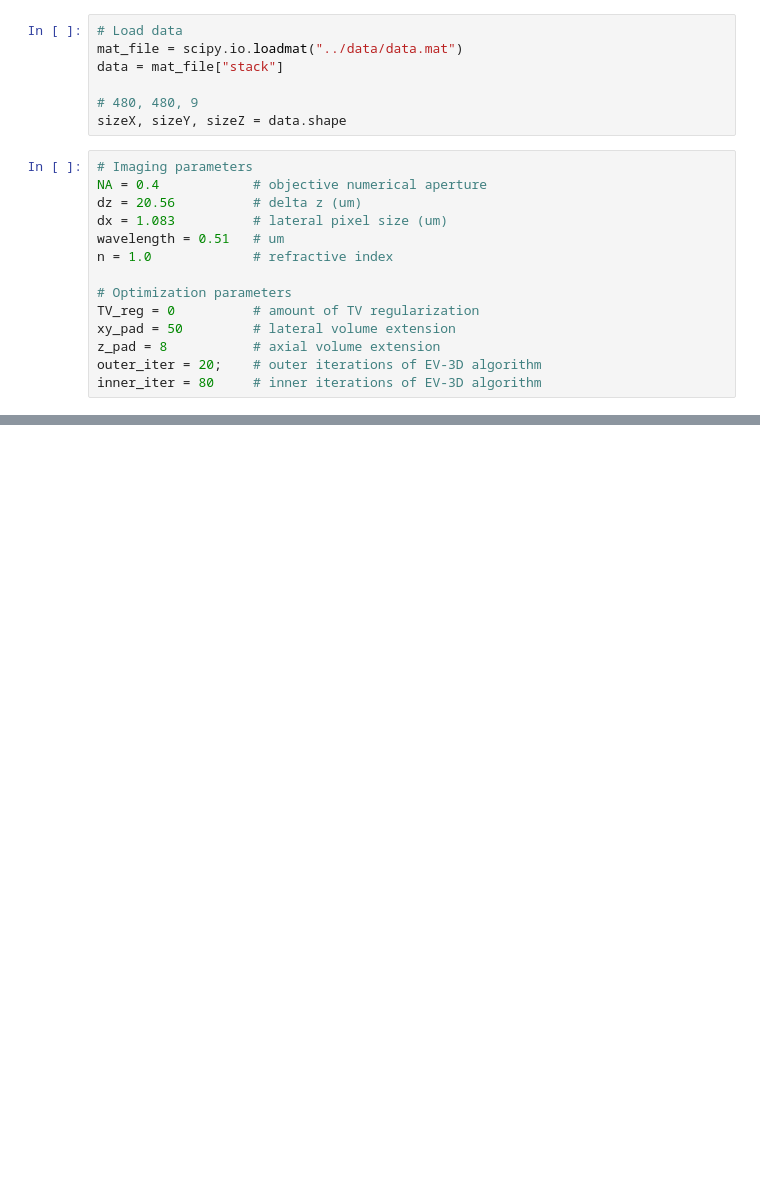
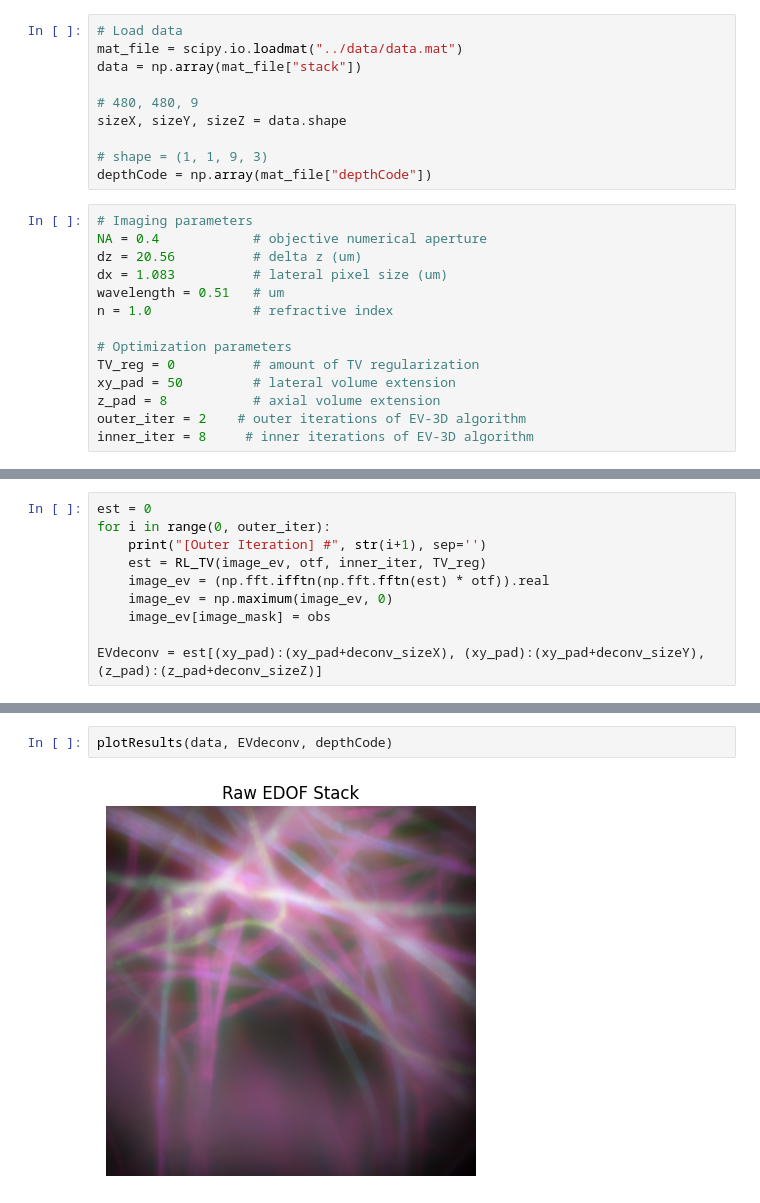
Before and after one commit to RMKroar/ZSplitterImaging-study, a Jupyter notebook: codes/ev3d-deconvolution.ipynb, the cells around one changed output, grey strips where cells are left out. Saved outputs shown, nothing was run; the diff lists cells and outputs as text; blank space fills up the shorter version.

Commit message:
EV3D deconvolution code implementation (2)
* EV-3D deconvolution results in NaN due to overflow.

```diff
--- a/codes/ev3d-deconvolution.ipynb
+++ b/codes/ev3d-deconvolution.ipynb
@@ -7,10 +8,13 @@ from operations import *
 # %%
 # Load data
 mat_file = scipy.io.loadmat("../data/data.mat")
-data = mat_file["stack"]
+data = np.array(mat_file["stack"])
 
 # 480, 480, 9
 sizeX, sizeY, sizeZ = data.shape
+
+# shape = (1, 1, 9, 3)
+depthCode = np.array(mat_file["depthCode"])
 # %%
 # Imaging parameters
 NA = 0.4            # objective numerical aperture
@@ -23,8 +27,8 @@ n = 1.0             # refractive index
 TV_reg = 0          # amount of TV regularization
 xy_pad = 50         # lateral volume extension
 z_pad = 8           # axial volume extension
-outer_iter = 20;    # outer iterations of EV-3D algorithm
-inner_iter = 80     # inner iterations of EV-3D algorithm
+outer_iter = 2    # outer iterations of EV-3D algorithm
+inner_iter = 8     # inner iterations of EV-3D algorithm
 # %%
 ### EV-3D deconvolution ###
 # deconv shape: 580, 580, 25
@@ -51,0 +50,10 @@ print(obs)
+# %%
+est = 0
+for i in range(0, outer_iter):
+    print("[Outer Iteration] #", str(i+1), sep='')
+    est = RL_TV(image_ev, otf, inner_iter, TV_reg)
+    image_ev = (np.fft.ifftn(np.fft.fftn(est) * otf)).real
+    image_ev = np.maximum(image_ev, 0)
+    image_ev[image_mask] = obs
+
+EVdeconv = est[(xy_pad):(xy_pad+deconv_sizeX), (xy_pad):(xy_pad+deconv_sizeY), (z_pad):(z_pad+deconv_sizeZ)]
@@ -51,0 +79,4 @@ print(obs)
+# %%
+plotResults(data, EVdeconv, depthCode)
+# %% [output]
+[figure, added]
```
Also changed, not shown: parts of 5 cells of this notebook, 2 other files.
